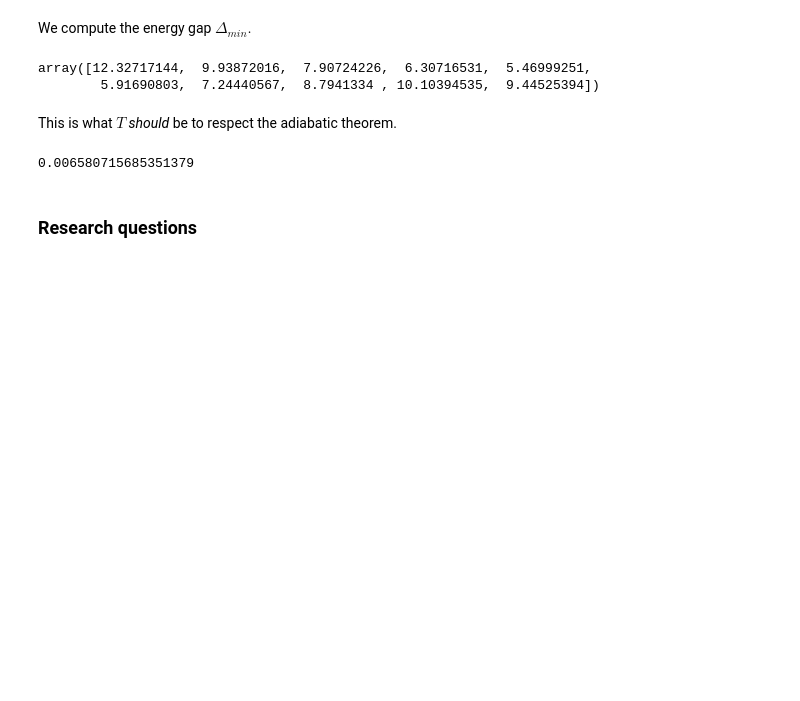
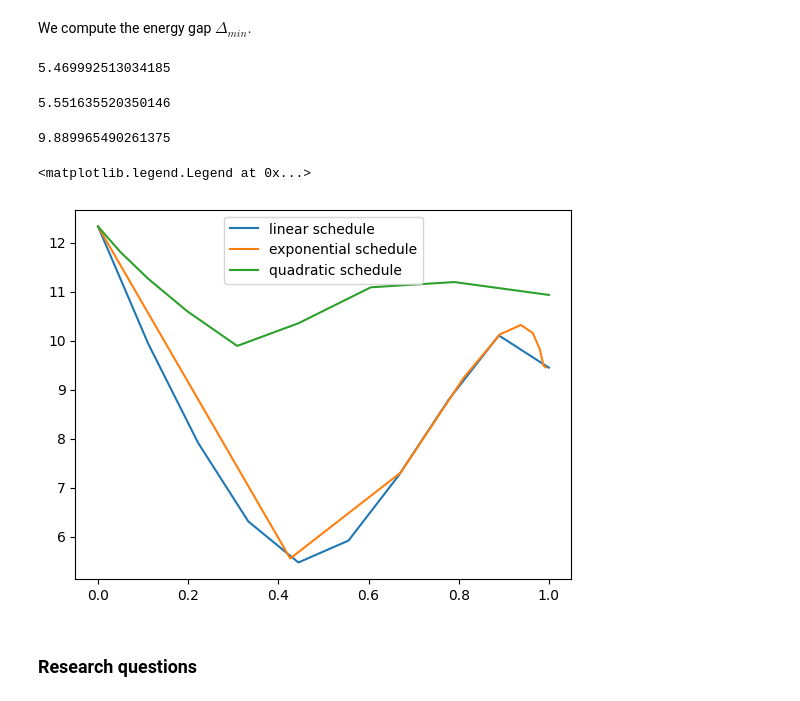
Before and after one commit to Piwakk/-F-PA-M-ETH-Hackathon, a Jupyter notebook: challenge_description/problem.ipynb, the cells around one changed output. Saved outputs shown, nothing was run; the diff lists cells and outputs as text; code cells hidden in the pictures; blank space fills up the shorter version.

```diff
--- a/challenge_description/problem.ipynb
+++ b/challenge_description/problem.ipynb
@@ -1161,16 +1251,28 @@ plt.show()
 # %% [markdown]
 We compute the energy gap $\Delta_{min}$.
 # %%
-linear_spectrum[:,1] - linear_spectrum[:,0]
+linear_gap = linear_spectrum[:,1] - linear_spectrum[:,0]
+min(linear_gap)
 # %% [output]
-array([12.32717144,  9.93872016,  7.90724226,  6.30716531,  5.46999251,
-        5.91690803,  7.24440567,  8.7941334 , 10.10394535,  9.44525394])
+5.469992513034185
-# %% [markdown]
-This is what $T$ _should_ be to respect the adiabatic theorem.
-# %%
-1 / max(spectrum[:,1] - spectrum[:,0])**2
-# %% [output]
-0.006580715685351379
+# %%
+exponential_gap = exponential_spectrum[:,1] - exponential_spectrum[:,0]
+min(exponential_gap)
+# %% [output]
+5.551635520350146
+# %%
+quadratic_gap = quadratic_spectrum[:,1] - quadratic_spectrum[:,0]
+min(quadratic_gap)
+# %% [output]
+9.889965490261375
+# %%
+plt.plot(linear_schedule()(0, 1, 10), linear_gap, label="linear schedule")
+plt.plot(exponential_schedule(lam=5)(0, 1, 10), exponential_gap, label="exponential schedule")
+plt.plot(quadratic_schedule()(0, 1, 10), quadratic_gap, label="quadratic schedule")
+plt.legend()
+# %% [output]
+<matplotlib.legend.Legend at 0x...>
+[figure, added]
 # %% [markdown]
 ### Research questions
 # %% [markdown]
```
Also changed, not shown: parts of 6 cells of this notebook.
